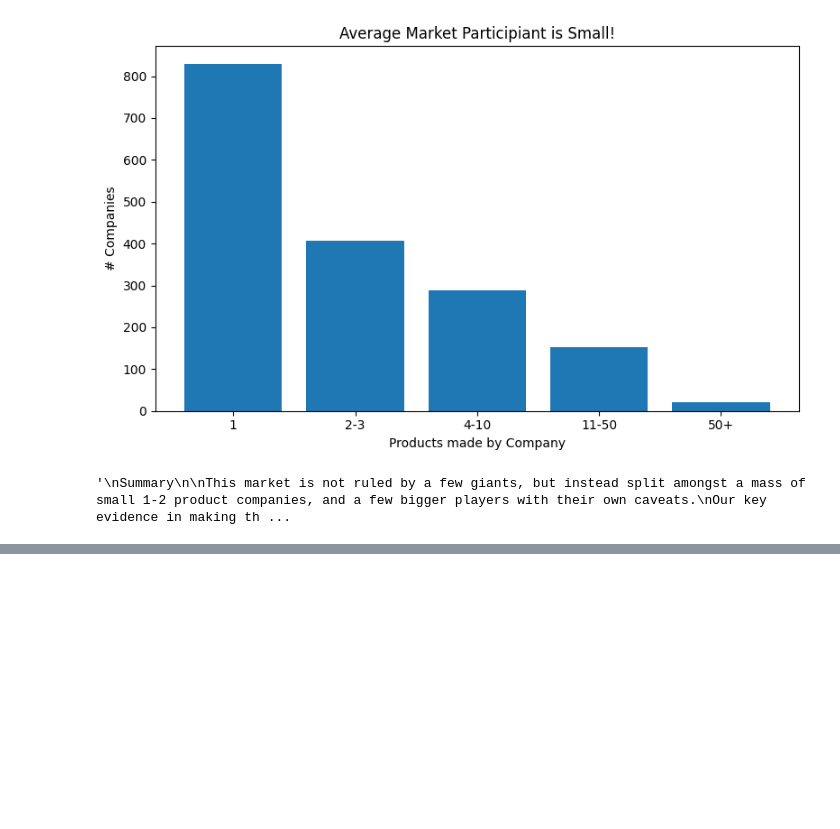
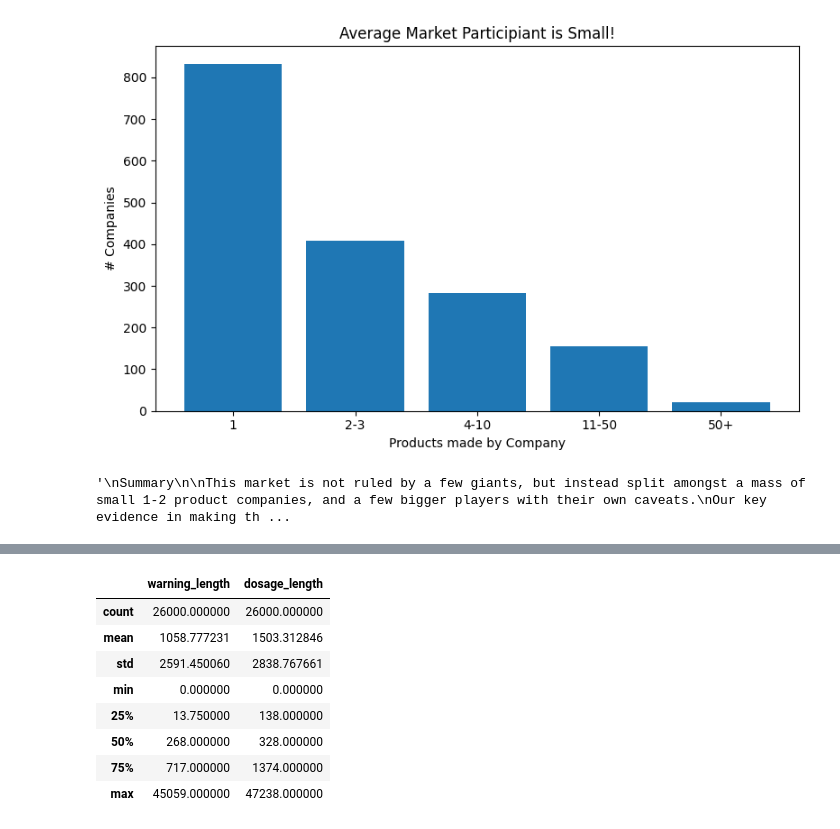
Before and after one commit to RSTEIN2525/cmsc-320-group-project, a Jupyter notebook: notebook.ipynb, the cells around one changed output, grey strips where cells are left out. Saved outputs shown, nothing was run; the diff lists cells and outputs as text; code cells hidden in the pictures; blank space fills up the shorter version.

```diff
--- a/notebook.ipynb
+++ b/notebook.ipynb
@@ -669,0 +734,13 @@ They just re-bottle existing drugs so they rack up a ton of labels without actua
+# %%
+# Summarizes the stats for each
+corr_df[["warning_length", "dosage_length"]].describe()
+# %% [output]
+|  | warning_length | dosage_length |
+| count | 26000.000000 | 26000.000000 |
+| mean | 1058.777231 | 1503.312846 |
+| std | 2591.450060 | 2838.767661 |
+| min | 0.000000 | 0.000000 |
+| 25% | 13.750000 | 138.000000 |
+| 50% | 268.000000 | 328.000000 |
+| 75% | 717.000000 | 1374.000000 |
+| max | 45059.000000 | 47238.000000 |
```
Also changed, not shown: parts of 31 cells of this notebook.
